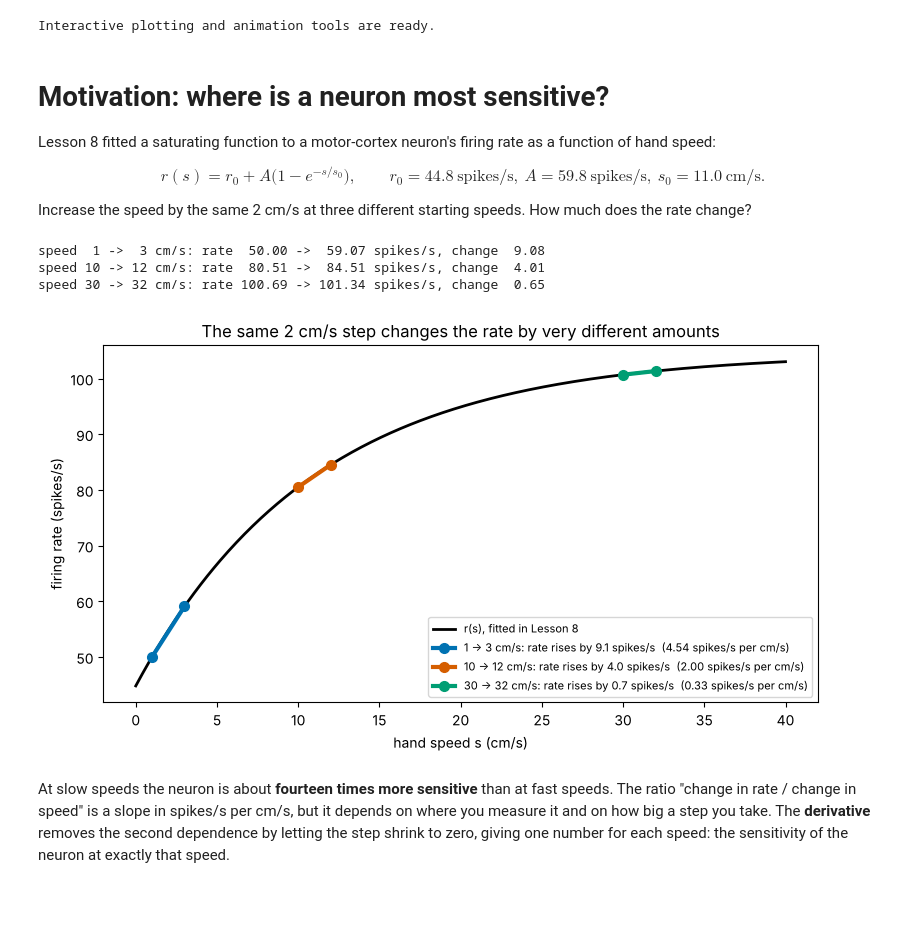
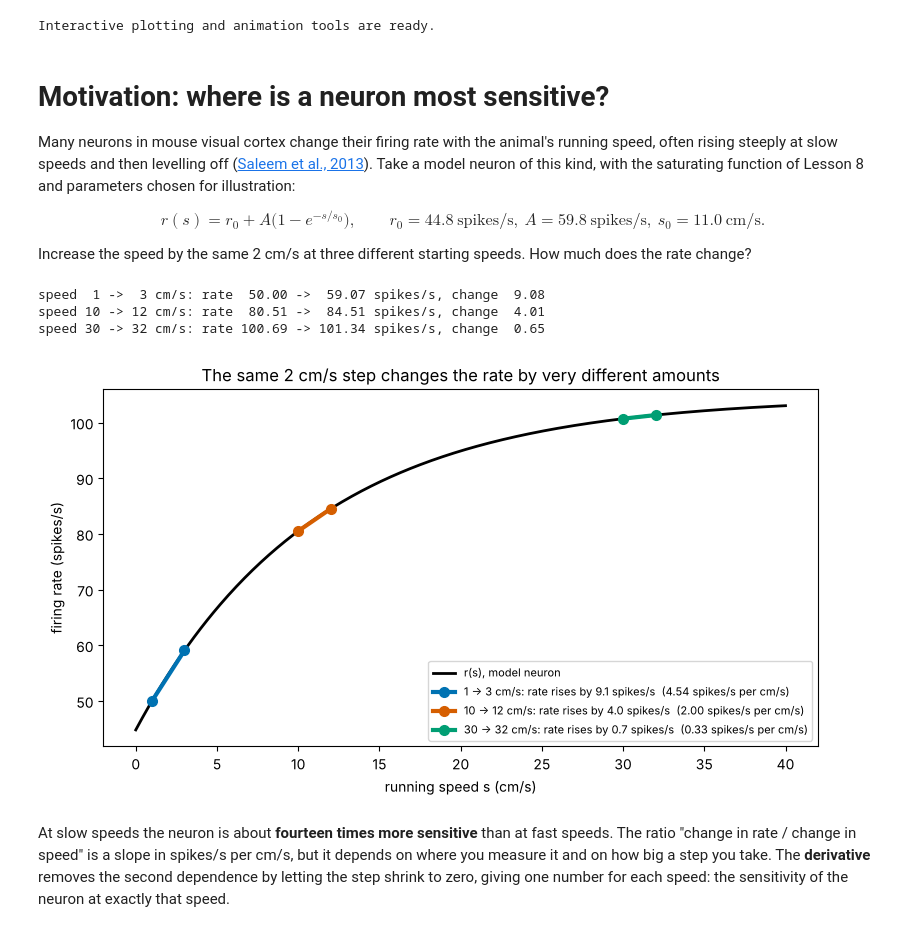
Before and after one commit to peter-adepoju/math-neuro-ml, a Jupyter notebook: week3/lesson9/Lesson9_Teaching_Notebook.ipynb, the cells around one changed output. Saved outputs shown, nothing was run; the diff lists cells and outputs as text; code cells hidden in the pictures; blank space fills up the shorter version.

```diff
--- a/week3/lesson9/Lesson9_Teaching_Notebook.ipynb
+++ b/week3/lesson9/Lesson9_Teaching_Notebook.ipynb
@@ -78,7 +78,7 @@ Interactive plotting and animation tools are ready.
 # %% [markdown]
 # **Motivation: where is a neuron most sensitive?**
 
-Lesson 8 fitted a saturating function to a motor-cortex neuron's firing rate as a function of hand speed:
+Many neurons in mouse visual cortex change their firing rate with the animal's running speed, often rising steeply at slow speeds and then levelling off ([Saleem et al., 2013](https://doi.org/10.1038/nn.3567)). Take a model neuron of this kind, with the saturating function of Lesson 8 and parameters chosen for illustration:
 
 $$r(s) = r_0 + A\big(1 - e^{-s/s_0}\big), \qquad r_0 = 44.8\ \text{spikes/s},\ A = 59.8\ \text{spikes/s},\ s_0 = 11.0\ \text{cm/s}.$$
 
@@ -86,25 +86,25 @@ Increase the speed by the same 2 cm/s at three different starting speeds. How mu
 # %%
 r0, A, s0 = 44.8, 59.8, 11.0
 def rate_of_speed(s):
     return r0 + A * (1 - np.exp(-s / s0))                       # spikes/s, s in cm/s
 
 s = np.linspace(0, 40, 401)
 fig, ax = plt.subplots(figsize=(8, 4.6))
-ax.plot(s, rate_of_speed(s), color='black', lw=2, label='r(s), fitted in Lesson 8')
+ax.plot(s, rate_of_speed(s), color='black', lw=2, label='r(s), model neuron')
 for s_start, colour in zip([1, 10, 30], PALETTE):
     s_end = s_start + 2
     dr = rate_of_speed(s_end) - rate_of_speed(s_start)
     ax.plot([s_start, s_end], [rate_of_speed(s_start), rate_of_speed(s_end)], 'o-', color=colour, lw=3, ms=7,
             label=f'{s_start} -> {s_end} cm/s: rate rises by {dr:.1f} spikes/s  ({dr / 2:.2f} spikes/s per cm/s)')
     print(f"speed {s_start:>2} -> {s_end:>2} cm/s: rate {rate_of_speed(s_start):6.2f} -> {rate_of_speed(s_end):6.2f} spikes/s, change {dr:5.2f}")
-ax.set_xlabel('hand speed s (cm/s)'); ax.set_ylabel('firing rate (spikes/s)')
+ax.set_xlabel('running speed s (cm/s)'); ax.set_ylabel('firing rate (spikes/s)')
 ax.set_title('The same 2 cm/s step changes the rate by very different amounts'); ax.legend(fontsize=8)
 plt.tight_layout(); plt.show()
 # %% [output]
 speed  1 ->  3 cm/s: rate  50.00 ->  59.07 spikes/s, change  9.08
 speed 10 -> 12 cm/s: rate  80.51 ->  84.51 spikes/s, change  4.01
 speed 30 -> 32 cm/s: rate 100.69 -> 101.34 spikes/s, change  0.65
-[figure, old version]
+[figure, new version]
 # %% [markdown]
 At slow speeds the neuron is about **fourteen times more sensitive** than at fast speeds. The ratio "change in rate / change in speed" is a slope in spikes/s per cm/s, but it depends on where you measure it and on how big a step you take. The **derivative** removes the second dependence by letting the step shrink to zero, giving one number for each speed: the sensitivity of the neuron at exactly that speed.
 # %% [markdown]
```
Also changed, not shown: parts of 18 cells of this notebook, 1 other file.
